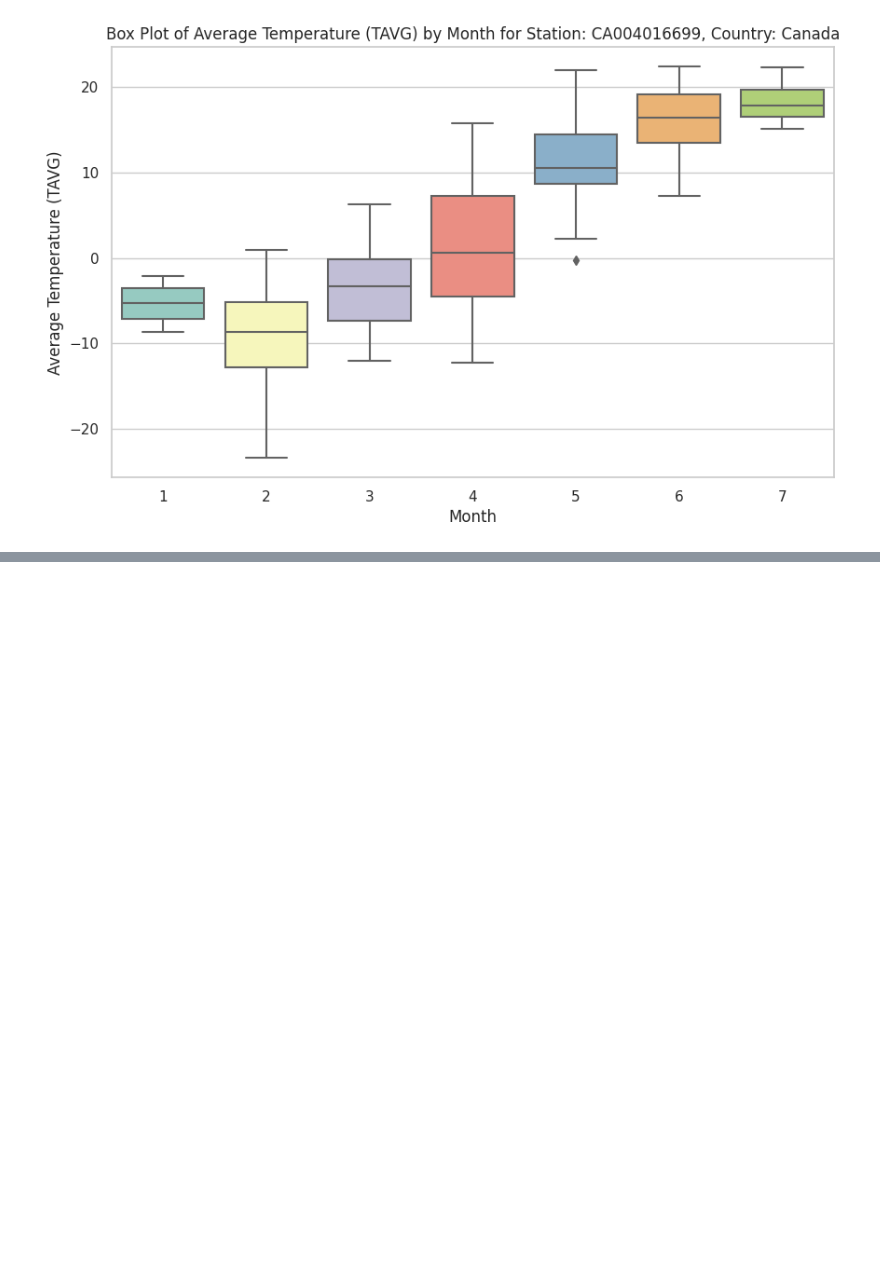
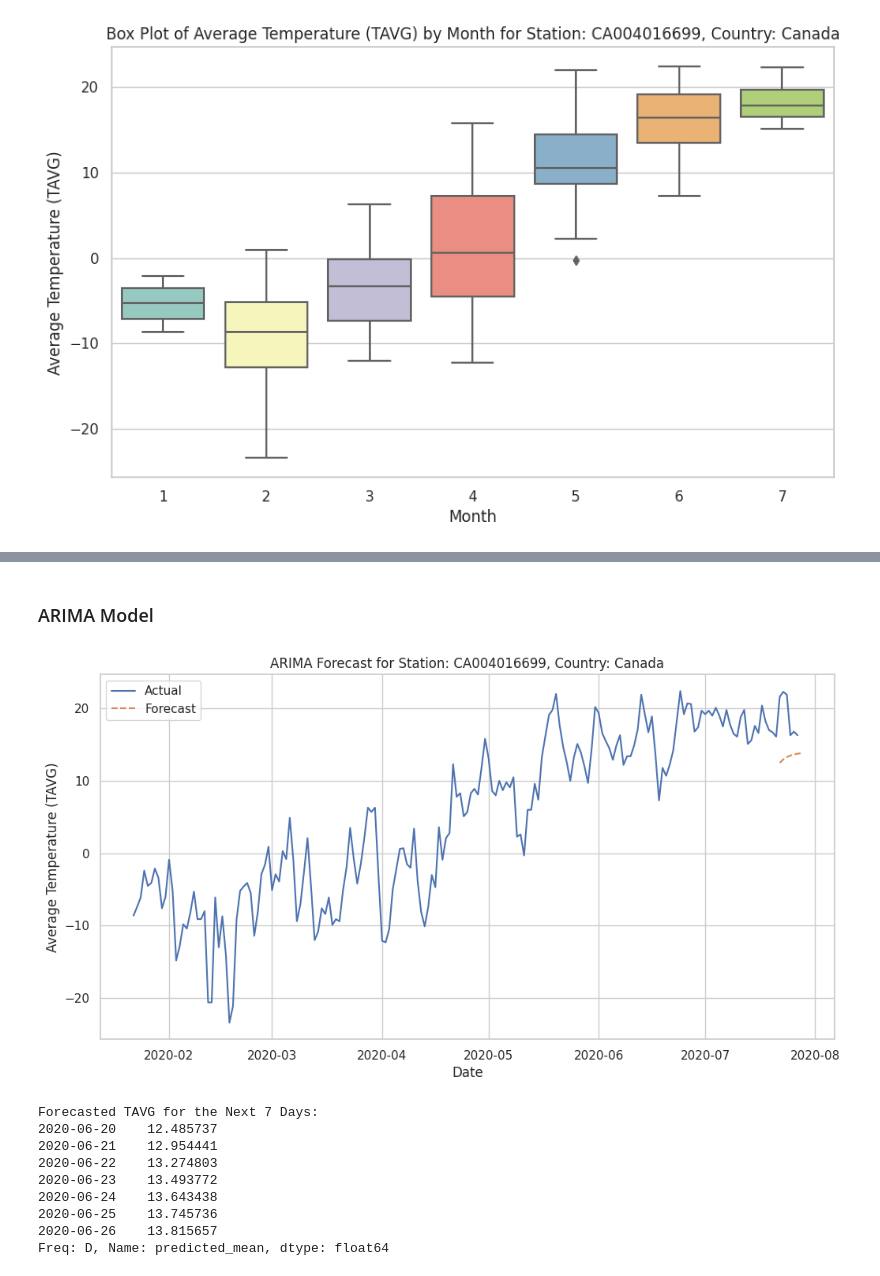
Before and after one commit to shreya139/MiningMavericks, a Jupyter notebook: Weather.ipynb, the cells around one changed output, grey strips where cells are left out. Saved outputs shown, nothing was run; the diff lists cells and outputs as text; code cells hidden in the pictures; blank space fills up the shorter version.

```diff
--- a/Weather.ipynb
+++ b/Weather.ipynb
@@ -476,0 +770,43 @@ plt.show()
+# %% [markdown]
+### ARIMA Model
+# %%
+time_series = filtered_data[['DATE', 'TAVG']]
+time_series.set_index('DATE', inplace=True)
+target_variable = 'TAVG'
+
+train_size = int(0.8 * len(time_series))
+train_data = time_series[:train_size]
+test_data = time_series[train_size:-7]
+
+p, d, q = 1, 1, 1  # ARIMA hyperparameters
+model = ARIMA(train_data, order=(p, d, q))
+model_fit = model.fit()
+
+forecast_steps = 7
+forecast = model_fit.forecast(steps=forecast_steps)
+
+latest_date = time_series.index[-7]
+forecast_dates = [latest_date + timedelta(days=i) for i in range(1, forecast_steps + 1)]
+
+plt.figure(figsize=(12, 6))
+plt.plot(time_series, label='Actual')
+plt.plot(forecast_dates, forecast, label='Forecast', linestyle='--')
+plt.xlabel('Date')
+plt.ylabel('Average Temperature (TAVG)')
+plt.title(f'ARIMA Forecast for Station: {station_to_analyze}, Country: {country_to_analyze}')
+plt.legend()
+plt.show()
+
+print("Forecasted TAVG for the Next 7 Days:")
+print(forecast)
+# %% [output]
+[figure, added]
+Forecasted TAVG for the Next 7 Days:
+2020-06-20    12.485737
+2020-06-21    12.954441
+2020-06-22    13.274803
+2020-06-23    13.493772
+2020-06-24    13.643438
+2020-06-25    13.745736
+2020-06-26    13.815657
+Freq: D, Name: predicted_mean, dtype: float64
```
Also changed, not shown: parts of 28 cells of this notebook.
